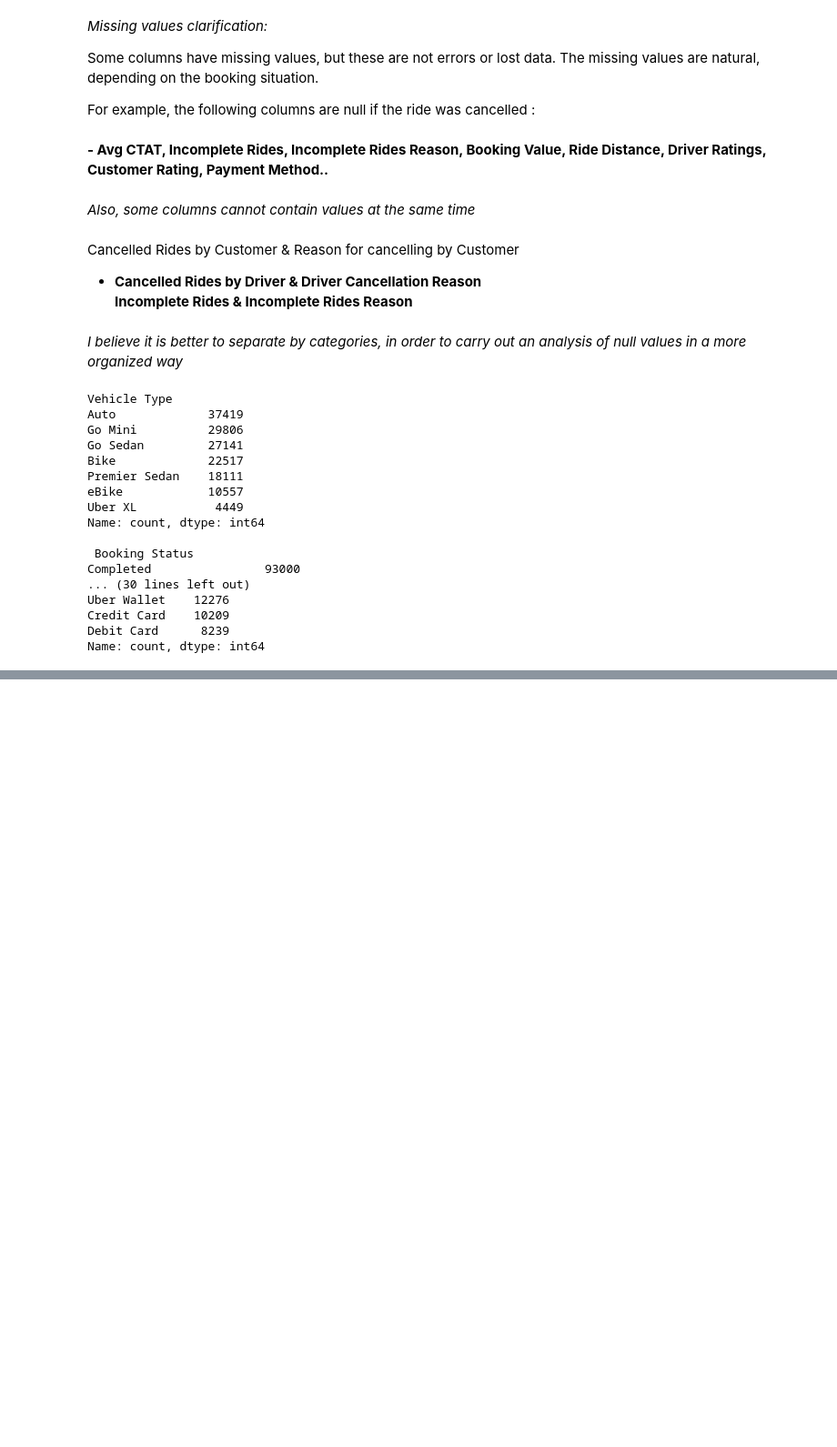
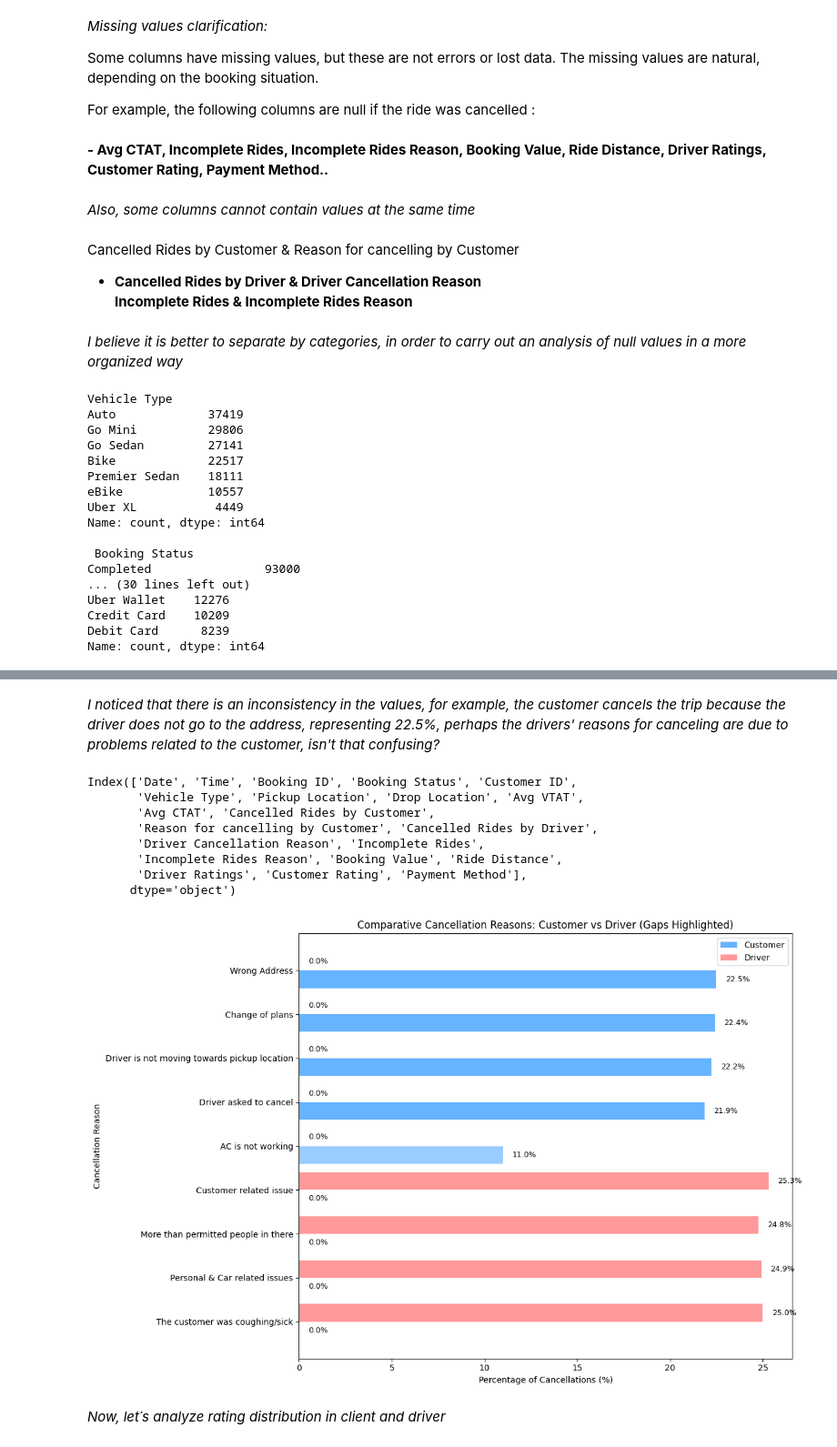
Before and after one commit to Letieri1008/Uber-Data-Analytics-, a Jupyter notebook: dataset/jupyterlab.ipynb, the cells around one changed output, grey strips where cells are left out. Shown: that part at 91% size. Cells and saved outputs as stored; diff of their text form; code cells hidden in the pictures; blank space fills up the shorter version.

```diff
--- a/dataset/jupyterlab.ipynb
+++ b/dataset/jupyterlab.ipynb
@@ -212,0 +358,76 @@ dtype: int64
+# %% [markdown]
+*I noticed that there is an inconsistency in the values, for example, the customer cancels the trip because the driver does not go to the address, representing 22.5%, perhaps the drivers' reasons for canceling are due to problems related to the customer, isn't that confusing?*
+# %%
+print(df.columns)
+
+# --- Drivers ---
+driver_reasons = df['Driver Cancellation Reason']
+driver_reasons = driver_reasons[driver_reasons != "Not Applicable"]
+driver_counts = driver_reasons.value_counts(normalize=True) * 100
+driver_df = driver_counts.reset_index()
+driver_df.columns = ['Reason', 'Driver_Percentage']
+
+# --- Customers ---
+customer_reasons = df['Reason for cancelling by Customer']
+customer_reasons = customer_reasons[customer_reasons != "Not Applicable"]
+customer_counts = customer_reasons.value_counts(normalize=True) * 100
+customer_df = customer_counts.reset_index()
+customer_df.columns = ['Reason', 'Customer_Percentage']
+
+# --- Merge for comparison ---
+comparison_df = pd.merge(driver_df, customer_df, on='Reason', how='outer').fillna(0)
+comparison_df['Gap'] = np.abs(comparison_df['Customer_Percentage'] - comparison_df['Driver_Percentage'])
+comparison_df = comparison_df.sort_values('Customer_Percentage', ascending=False)
+y_positions = range(len(comparison_df))
+
+# --- Define colors based on gap ---
+# higher gap -> darker color
+max_gap = comparison_df['Gap'].max()
+colors = ['#ff9999' if gap > max_gap*0.5 else '#ffcccc' for gap in comparison_df['Gap']]
+colors_customer = ['#66b3ff' if gap > max_gap*0.5 else '#99ccff' for gap in comparison_df['Gap']]
+
+plt.figure(figsize=(12,8))
+
+# customer bars
+plt.barh(
+    [y + 0.2 for y in y_positions],
+    comparison_df['Customer_Percentage'],
+    height=0.4,
+    color=colors_customer,
+    label='Customer'
+)
+
+# driver bars
+plt.barh(
+    [y - 0.2 for y in y_positions],
+    comparison_df['Driver_Percentage'],
+    height=0.4,
+    color=colors,
+    label='Driver'
+)
+
+# add percentage labels
+for i, (c, d) in enumerate(zip(comparison_df['Customer_Percentage'], comparison_df['Driver_Percentage'])):
+    plt.text(c + 0.5, i + 0.2, f"{c:.1f}%", va='center', fontsize=9)
+    plt.text(d + 0.5, i - 0.2, f"{d:.1f}%", va='center', fontsize=9)
+
+plt.yticks(y_positions, comparison_df['Reason'])
+plt.xlabel("Percentage of Cancellations (%)")
+plt.ylabel("Cancellation Reason")
+plt.title("Comparative Cancellation Reasons: Customer vs Driver (Gaps Highlighted)")
+plt.legend()
+plt.gca().invert_yaxis()
+plt.tight_layout()
+plt.show()
+# %% [output]
+Index(['Date', 'Time', 'Booking ID', 'Booking Status', 'Customer ID',
+       'Vehicle Type', 'Pickup Location', 'Drop Location', 'Avg VTAT',
+       'Avg CTAT', 'Cancelled Rides by Customer',
+       'Reason for cancelling by Customer', 'Cancelled Rides by Driver',
+       'Driver Cancellation Reason', 'Incomplete Rides',
+       'Incomplete Rides Reason', 'Booking Value', 'Ride Distance',
+       'Driver Ratings', 'Customer Rating', 'Payment Method'],
+      dtype='object')
+[figure, added]
+# %% [markdown]
+*Now, let´s analyze rating distribution in client and driver*
```
Also changed, not shown: parts of 12 cells of this notebook.
